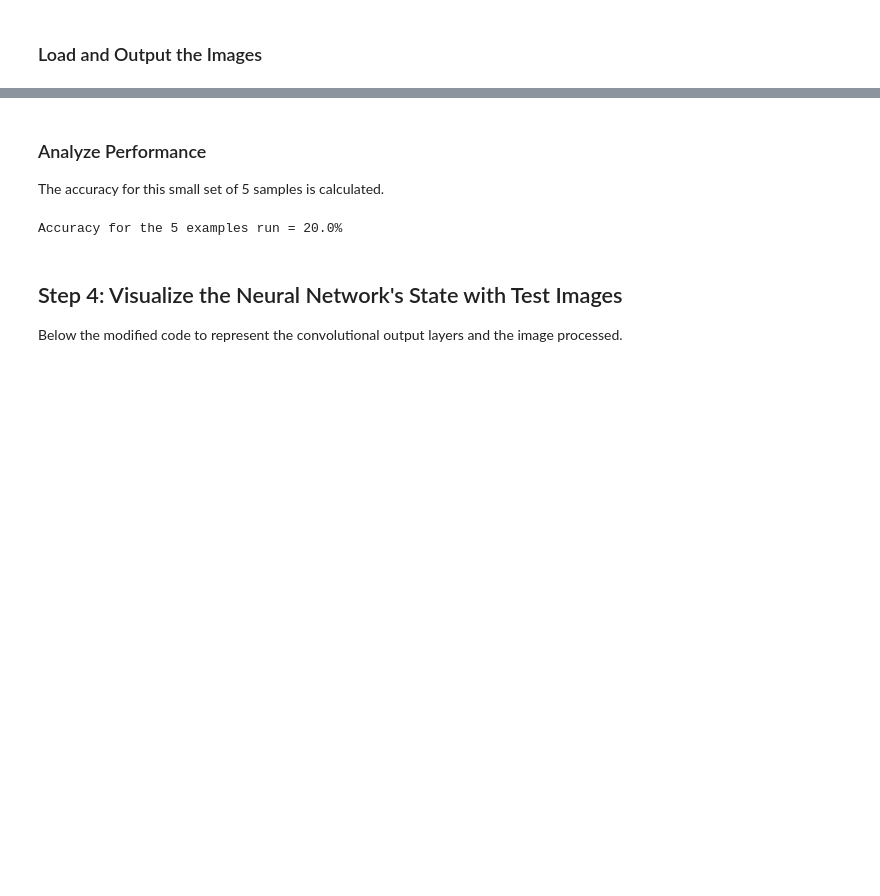
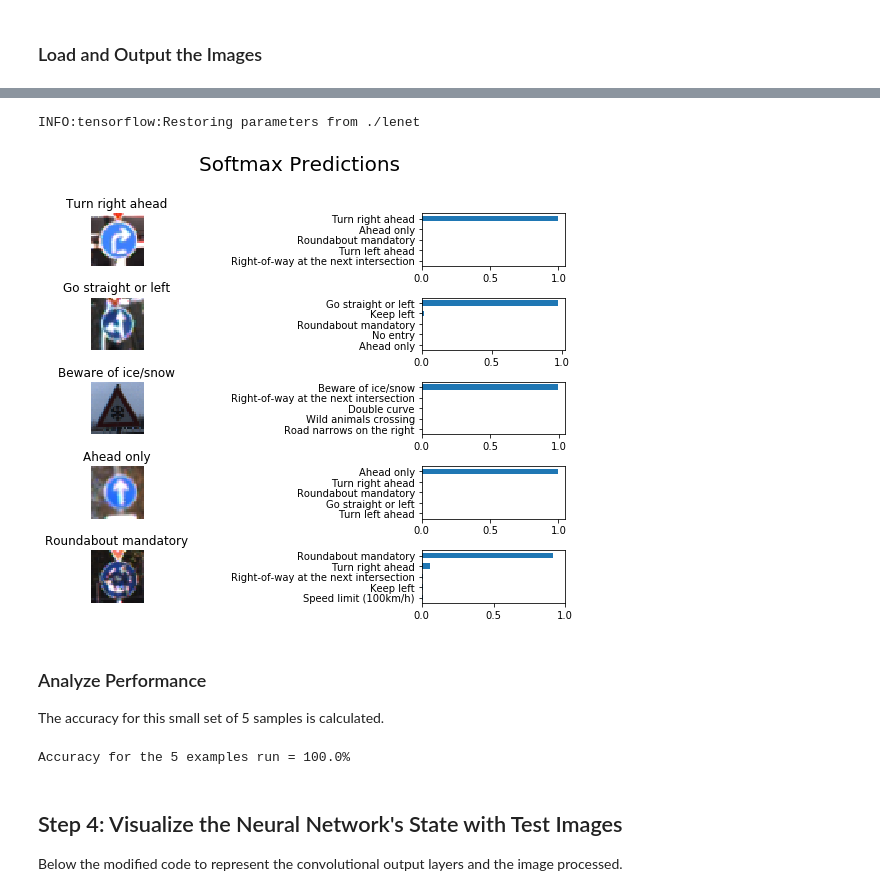
Before and after one commit to rpicatoste/carnd-term1-project2-traffic-sign-classifier, a Jupyter notebook: Traffic_Sign_Classifier.ipynb, the cells around one changed output, grey strips where cells are left out. Drawn from its saved outputs; the diff is of its cells as text; code cells hidden in the pictures; blank space fills up the shorter version.

```diff
--- a/Traffic_Sign_Classifier.ipynb
+++ b/Traffic_Sign_Classifier.ipynb
@@ -458,19 +492,45 @@ The function created above shows the best 5 predictions for each sample tested.
+# %%
+import cv2
+# Train with images from the internet.
+
+# Load stored new images
+new_images, new_labels = pickle.load( open('new_images.p', mode='rb') )
+
+# Preprocess them to fit in the network.
+for ind,image in enumerate(new_images):
+    image = cv2.resize(image, (32, 32))
+    new_images[ind] = image
+
+n_samples = 5
+top_n_predictions = 5
+saver = tf.train.Saver()
+# Pick some random images from the test batch.
+new_images, new_labels
+with tf.Session() as sess:
+    saver.restore(sess, './lenet')
+    predicted = sess.run( tf.nn.top_k(tf.nn.softmax(logits), top_n_predictions), feed_dict= { x: new_images, keep_prob: 1.0 } )
+
+# Print prediction of the random samples
+display_image_predictions(new_images, new_labels, predicted)
+# %% [output]
+INFO:tensorflow:Restoring parameters from ./lenet
+[figure, added]
 # %% [markdown]
 ### Analyze Performance
 
 The accuracy for this small set of 5 samples is calculated.
 # %%
 test_accuracy = 0
-pred_max_ind = np.argmax(predicted.values, axis=0)
+pred_max_ind = np.argmax(predicted.values, axis=1)
 pred_indices = []
 for ind in range(5):
     pred_val = predicted.indices[ind][pred_max_ind[ind]]
-    if(pred_val == real_outputs[ind]):
+    if(pred_val == new_labels[ind]):
         test_accuracy += 1
 test_accuracy /= 5
 print('Accuracy for the 5 examples run = {}%'.format(test_accuracy*100))
 # %% [output]
-Accuracy for the 5 examples run = 20.0%
+Accuracy for the 5 examples run = 100.0%
 # %% [markdown]
 ## Step 4: Visualize the Neural Network's State with Test Images
 Below the modified code to represent the convolutional output layers and the image processed.
```
Also changed, not shown: parts of 15 cells of this notebook, 2 other files.
